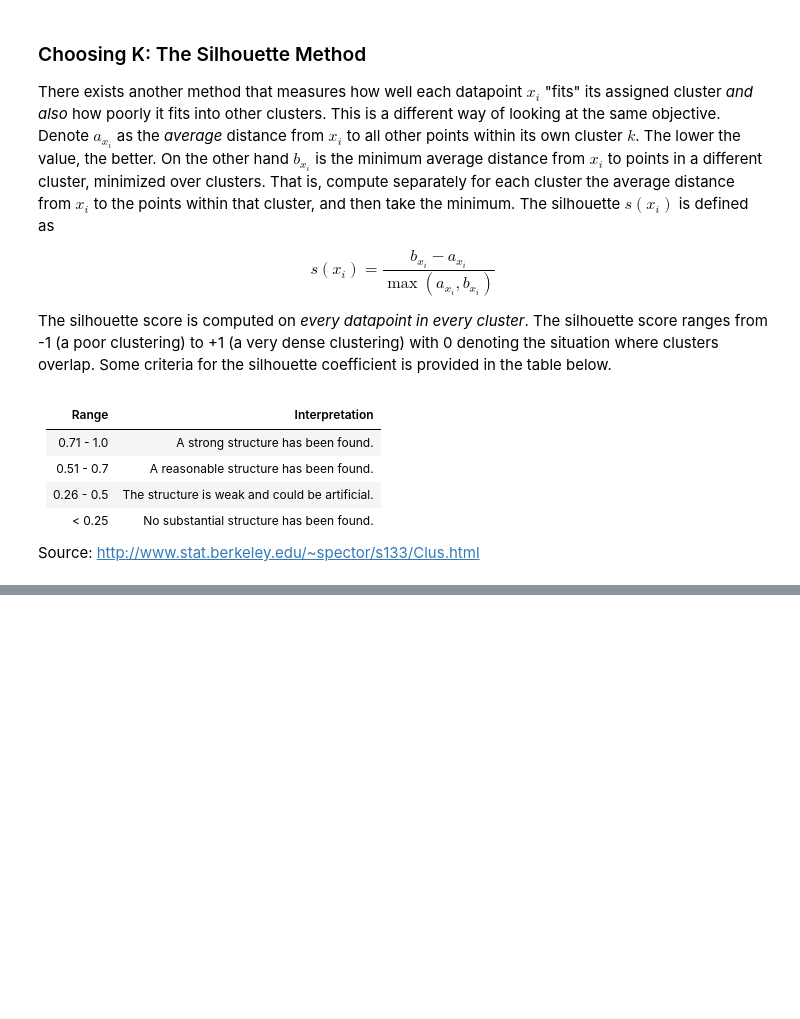
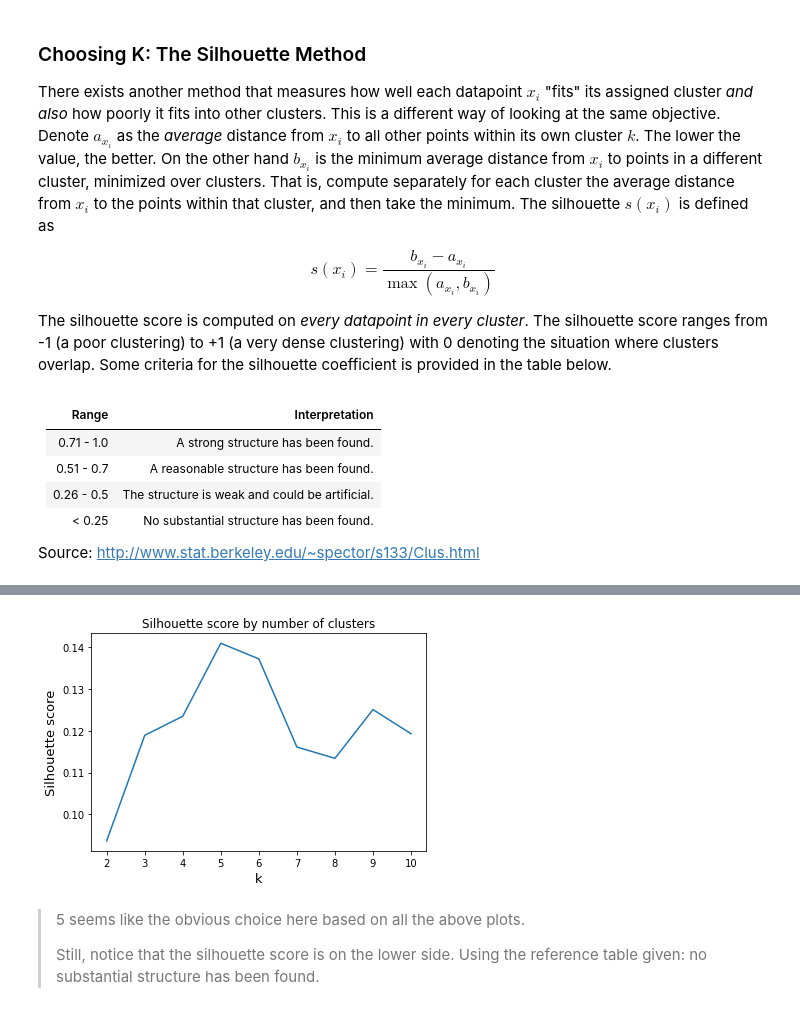
Before and after one commit to nico-corthorn/mec-mini-projects, a Jupyter notebook: mec-16.2.6-clustering-mini-project/Mini_Project_Clustering_Solution.ipynb, the cells around one changed output, grey strips where cells are left out. Saved outputs shown, nothing was run; the diff lists cells and outputs as text; code cells hidden in the pictures; blank space fills up the shorter version.

```diff
--- a/mec-16.2.6-clustering-mini-project/Mini_Project_Clustering_Solution.ipynb
+++ b/mec-16.2.6-clustering-mini-project/Mini_Project_Clustering_Solution.ipynb
@@ -187,0 +254,11 @@ Source: http://www.stat.berkeley.edu/~spector/s133/Clus.html
+# %%
+sns.lineplot(x=ks, y=sil_scores)
+plt.title('Silhouette score by number of clusters')
+plt.xlabel('k', fontsize=13)
+plt.ylabel('Silhouette score', fontsize=13);
+# %% [output]
+[figure, added]
+# %% [markdown]
+> 5 seems like the obvious choice here based on all the above plots.
+>
+> Still, notice that the silhouette score is on the lower side. Using the reference table given: no substantial structure has been found.
```
Also changed, not shown: parts of 9 cells of this notebook.
